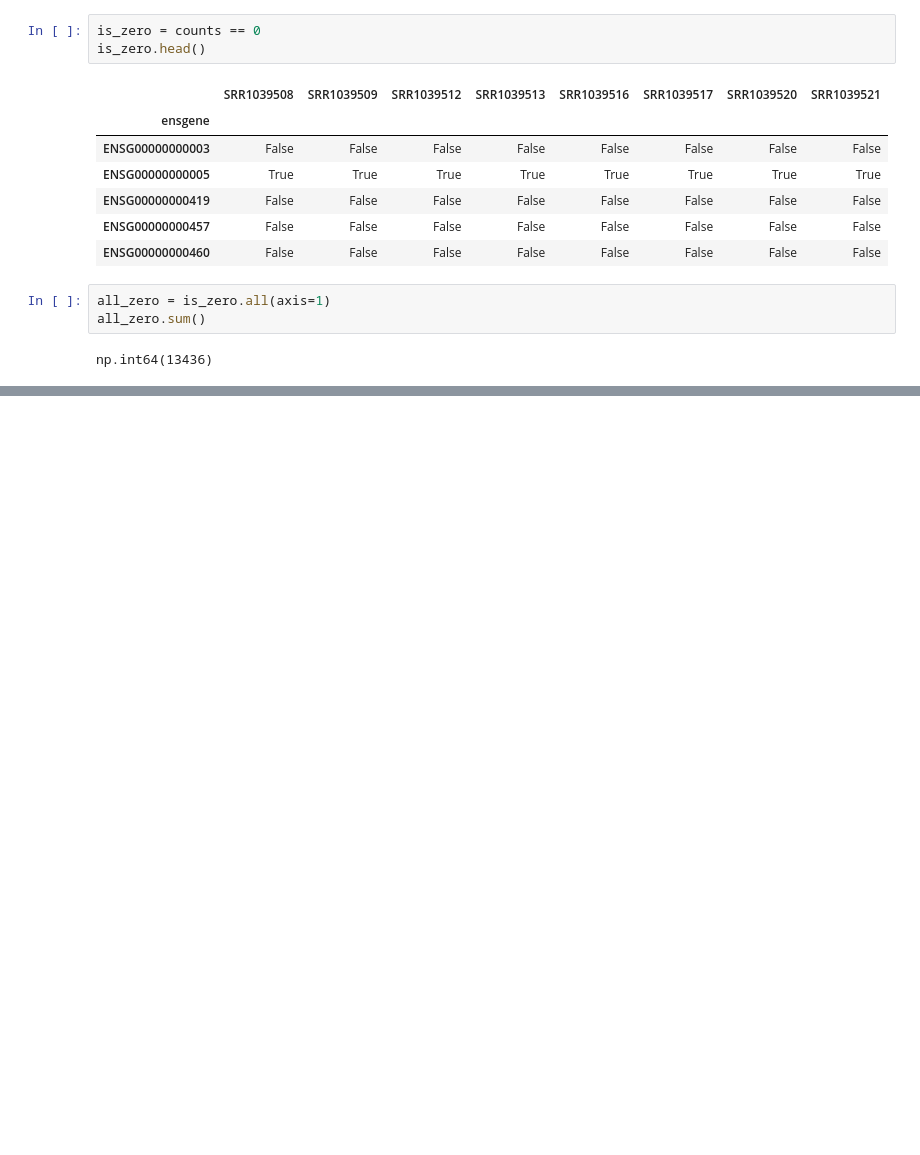
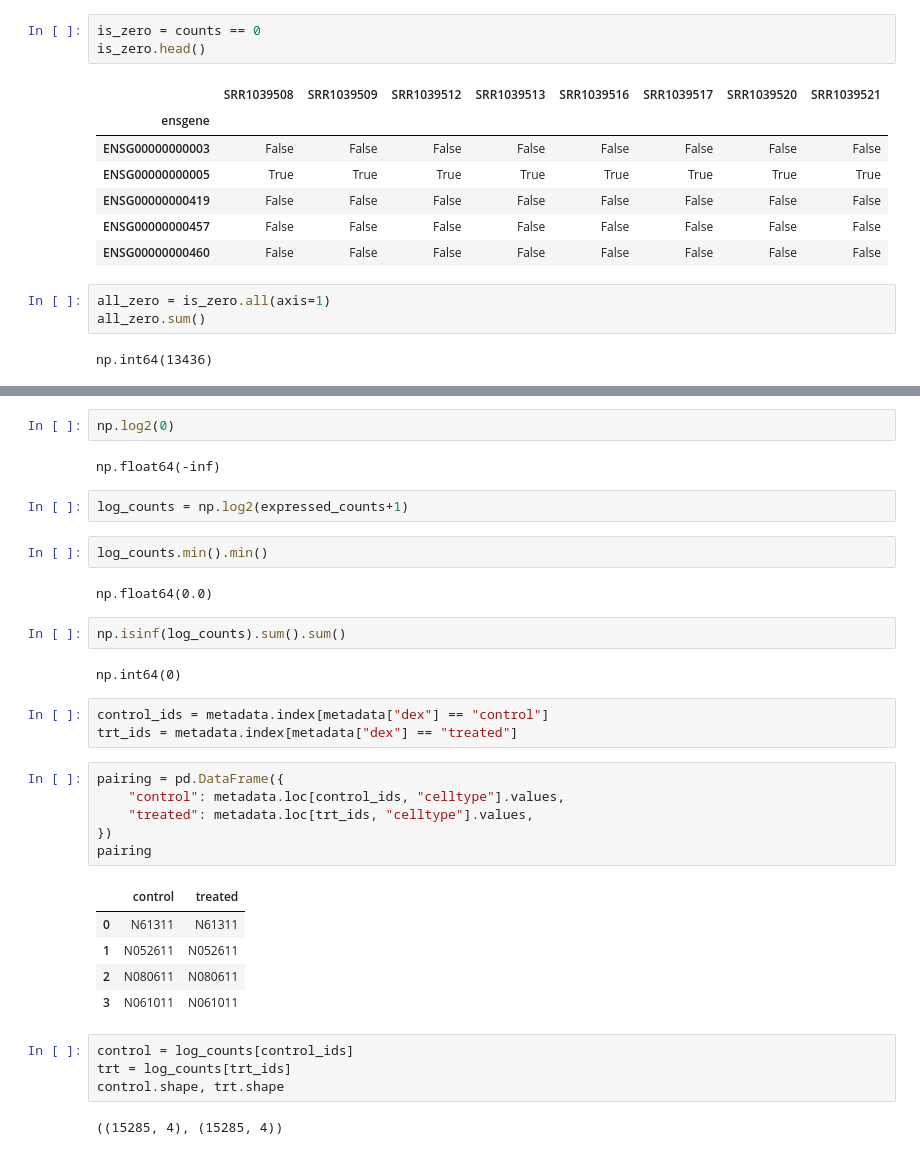
Before and after one commit to rubenvaning-hash/bio-notebooks, a Jupyter notebook: 04-airway.ipynb, the cells around one changed output, grey strips where cells are left out. Cells and saved outputs as stored; diff of their text form; blank space fills up the shorter version.

```diff
--- a/04-airway.ipynb
+++ b/04-airway.ipynb
@@ -57,0 +82,35 @@ np.int64(13436)
+# %%
+np.log2(0)
+# %% [output]
+np.float64(-inf)
+# %%
+log_counts = np.log2(expressed_counts+1)
+# %%
+log_counts.min().min()
+# %% [output]
+np.float64(0.0)
+# %%
+np.isinf(log_counts).sum().sum()
+# %% [output]
+np.int64(0)
+# %%
+control_ids = metadata.index[metadata["dex"] == "control"]
+trt_ids = metadata.index[metadata["dex"] == "treated"]
+# %%
+pairing = pd.DataFrame({
+    "control": metadata.loc[control_ids, "celltype"].values,
+    "treated": metadata.loc[trt_ids, "celltype"].values,
+})
+pairing
+# %% [output]
+|  | control | treated |
+| 0 | N61311 | N61311 |
+| 1 | N052611 | N052611 |
+| 2 | N080611 | N080611 |
+| 3 | N061011 | N061011 |
+# %%
+control = log_counts[control_ids]
+trt = log_counts[trt_ids]
+control.shape, trt.shape
+# %% [output]
+((15285, 4), (15285, 4))
```
Also changed, not shown: parts of 23 cells of this notebook.
